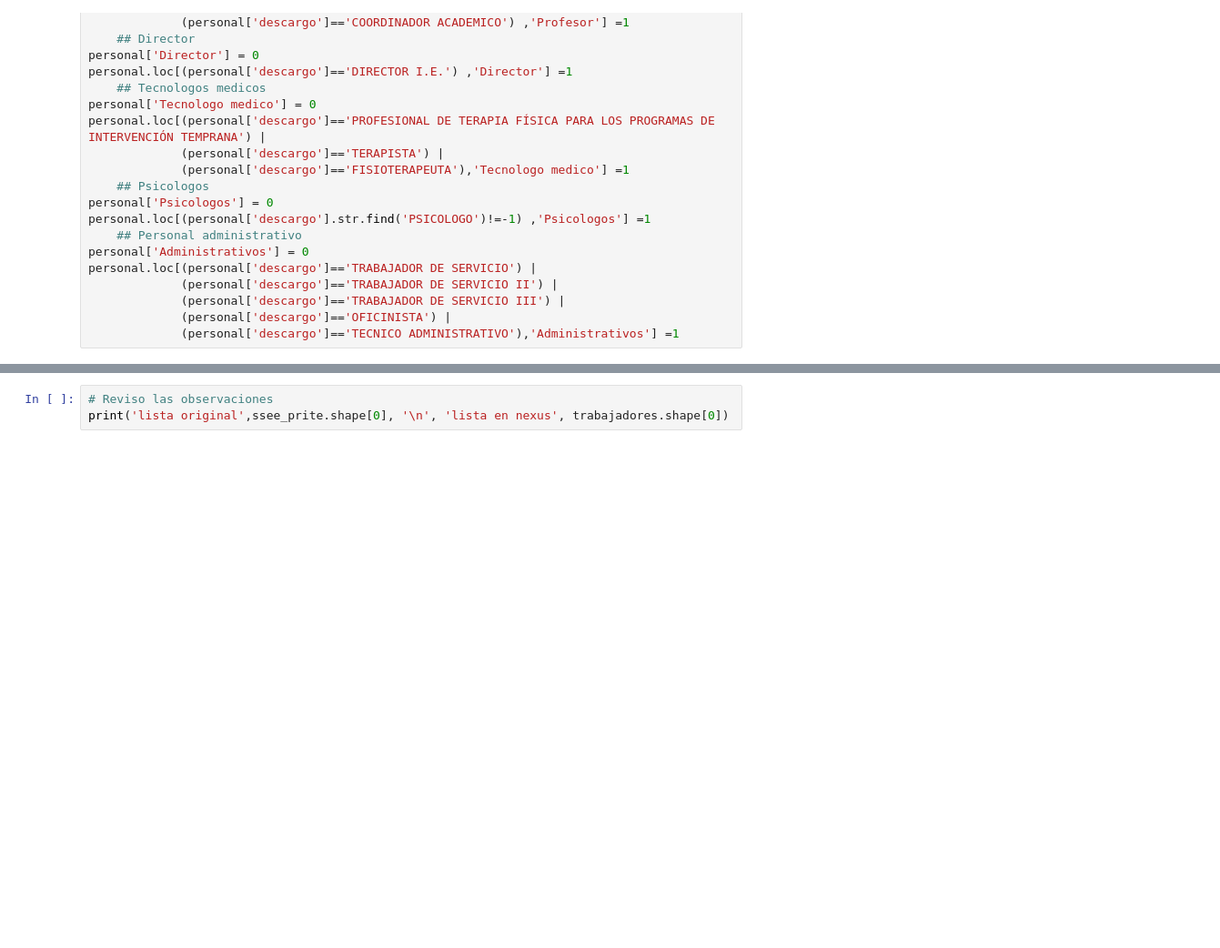
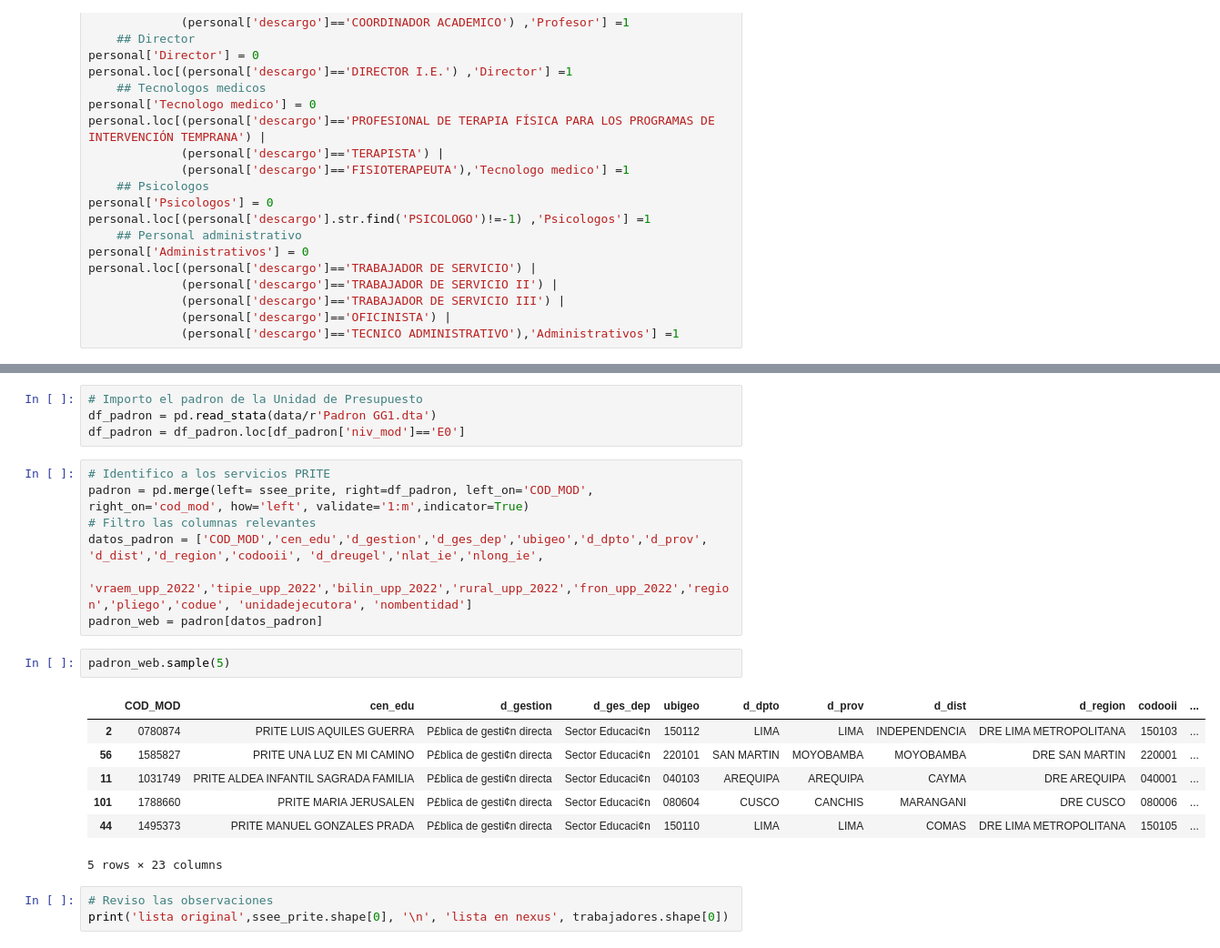
Before and after one commit to hugoferquiroz/Brecha-PRITE, a Jupyter notebook: scripts/calculo de la brecha.ipynb, the cells around one changed output, grey strips where cells are left out. Shown: that part at 91% size. Cells and saved outputs as stored; diff of their text form; blank space fills up the shorter version.

```diff
--- a/scripts/calculo de la brecha.ipynb
+++ b/scripts/calculo de la brecha.ipynb
@@ -281,3 +274,24 @@ trabajadores.sample(5)
+# %%
+# Importo el padron de la Unidad de Presupuesto
+df_padron = pd.read_stata(data/r'Padron GG1.dta')
+df_padron = df_padron.loc[df_padron['niv_mod']=='E0']
+# %%
+# Identifico a los servicios PRITE
+padron = pd.merge(left= ssee_prite, right=df_padron, left_on='COD_MOD', right_on='cod_mod', how='left', validate='1:m',indicator=True)
+# Filtro las columnas relevantes
+datos_padron = ['COD_MOD','cen_edu','d_gestion','d_ges_dep','ubigeo','d_dpto','d_prov', 'd_dist','d_region','codooii', 'd_dreugel','nlat_ie','nlong_ie',
+                'vraem_upp_2022','tipie_upp_2022','bilin_upp_2022','rural_upp_2022','fron_upp_2022','region','pliego','codue', 'unidadejecutora', 'nombentidad']
+padron_web = padron[datos_padron]
+# %%
+padron_web.sample(5)
+# %% [output]
+|  | COD_MOD | cen_edu | d_gestion | d_ges_dep | ubigeo | d_dpto | d_prov | d_dist | d_region | codooii | ... |
+| 2 | 0780874 | PRITE LUIS AQUILES GUERRA | P£blica de gesti¢n directa | Sector Educaci¢n | 150112 | LIMA | LIMA | INDEPENDENCIA | DRE LIMA METROPOLITANA | 150103 | ... |
+| 56 | 1585827 | PRITE UNA LUZ EN MI CAMINO | P£blica de gesti¢n directa | Sector Educaci¢n | 220101 | SAN MARTIN | MOYOBAMBA | MOYOBAMBA | DRE SAN MARTIN | 220001 | ... |
+| 11 | 1031749 | PRITE ALDEA INFANTIL SAGRADA FAMILIA | P£blica de gesti¢n directa | Sector Educaci¢n | 040103 | AREQUIPA | AREQUIPA | CAYMA | DRE AREQUIPA | 040001 | ... |
+| 101 | 1788660 | PRITE MARIA JERUSALEN | P£blica de gesti¢n directa | Sector Educaci¢n | 080604 | CUSCO | CANCHIS | MARANGANI | DRE CUSCO | 080006 | ... |
+| 44 | 1495373 | PRITE MANUEL GONZALES PRADA | P£blica de gesti¢n directa | Sector Educaci¢n | 150110 | LIMA | LIMA | COMAS | DRE LIMA METROPOLITANA | 150105 | ... |
+5 rows × 23 columns
 # %%
 # Reviso las observaciones
 print('lista original',ssee_prite.shape[0], '\n', 'lista en nexus', trabajadores.shape[0])
```
Also changed, not shown: parts of 79 cells of this notebook, 3 other files.
